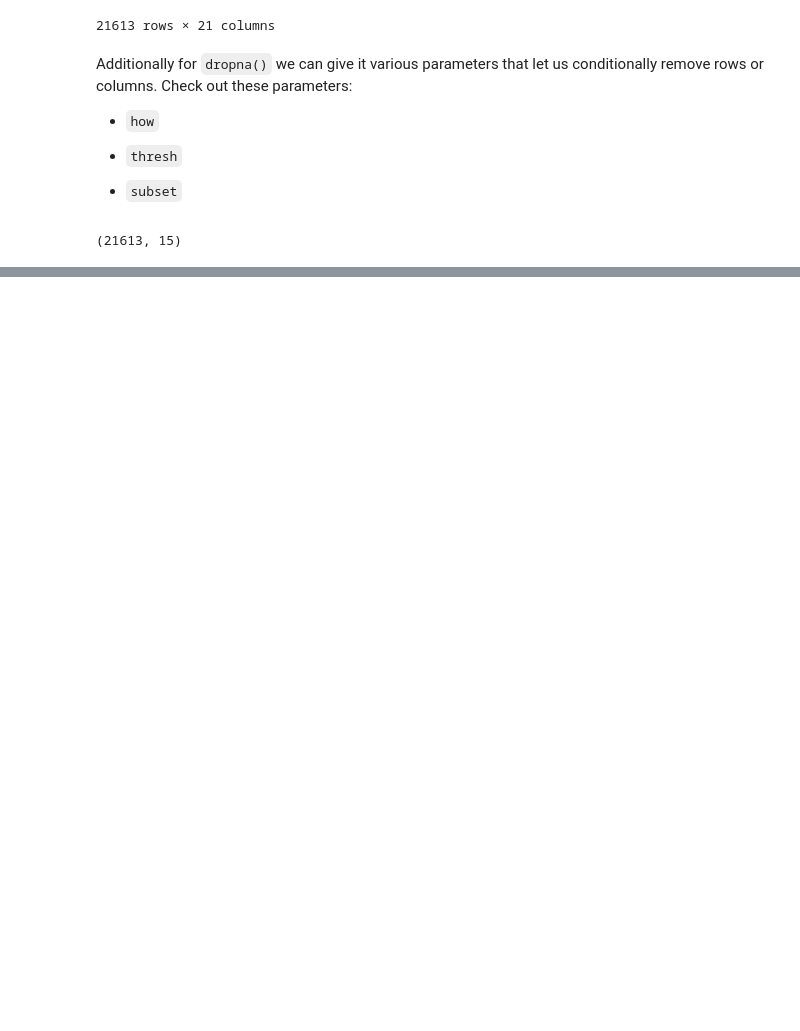
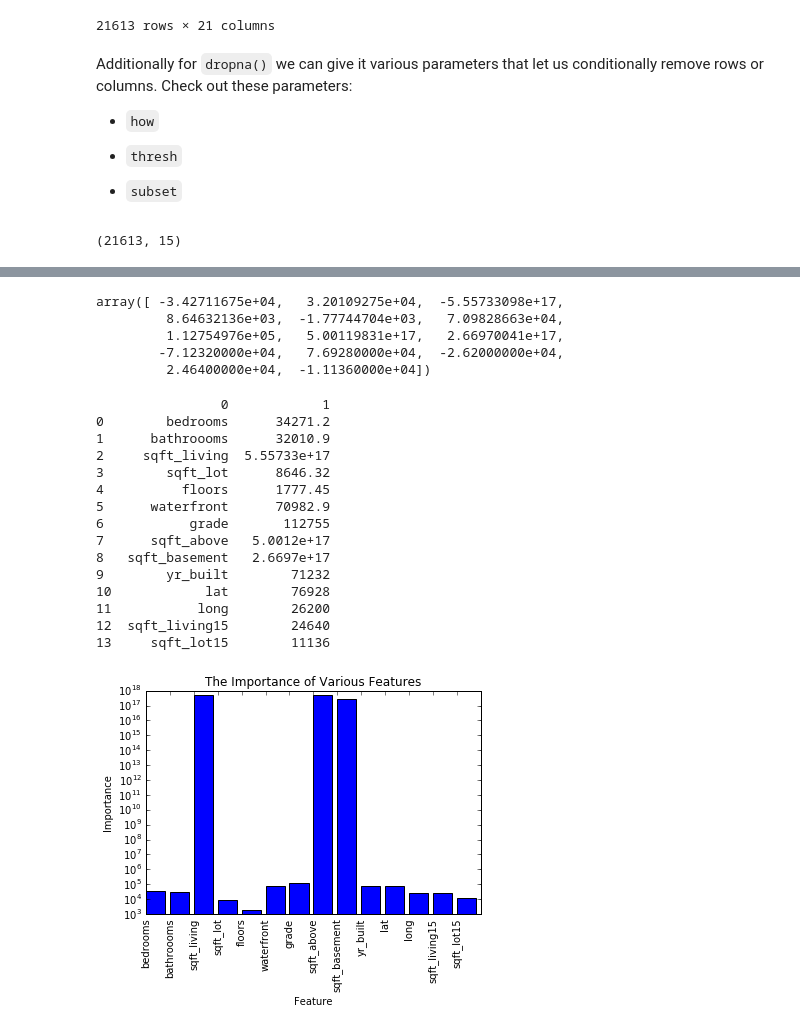
Before and after one commit to chaseWilliams/house_prices, a Jupyter notebook: visualize.ipynb, the cells around one changed output, grey strips where cells are left out. Cells and saved outputs as stored; diff of their text form; code cells hidden in the pictures; blank space fills up the shorter version.

```diff
--- a/visualize.ipynb
+++ b/visualize.ipynb
@@ -183,0 +181,36 @@ Variance score: 0.39
+# %%
+ols.coef_
+# %% [output]
+array([ -3.42711675e+04,   3.20109275e+04,  -5.55733098e+17,
+         8.64632136e+03,  -1.77744704e+03,   7.09828663e+04,
+         1.12754976e+05,   5.00119831e+17,   2.66970041e+17,
+        -7.12320000e+04,   7.69280000e+04,  -2.62000000e+04,
+         2.46400000e+04,  -1.11360000e+04])
+# %%
+weights = np.column_stack((df.columns[1:], abs(ols.coef_)))
+print(pd.DataFrame(weights))
+plt.bar(list(range(weights.shape[0])),
+        weights[:,1])
+plt.xticks(list(range(weights.shape[0])), weights[:,0], rotation=90)
+plt.yscale('log')
+plt.xlabel('Feature')
+plt.ylabel('Importance')
+plt.title('The Importance of Various Features')
+plt.show()
+# %% [output]
+                0            1
+0        bedrooms      34271.2
+1      bathroooms      32010.9
+2     sqft_living  5.55733e+17
+3        sqft_lot      8646.32
+4          floors      1777.45
+5      waterfront      70982.9
+6           grade       112755
+7      sqft_above   5.0012e+17
+8   sqft_basement   2.6697e+17
+9        yr_built        71232
+10            lat        76928
+11           long        26200
+12  sqft_living15        24640
+13     sqft_lot15        11136
+[figure, added]
```
Also changed, not shown: parts of 4 cells of this notebook, 1 other file.
